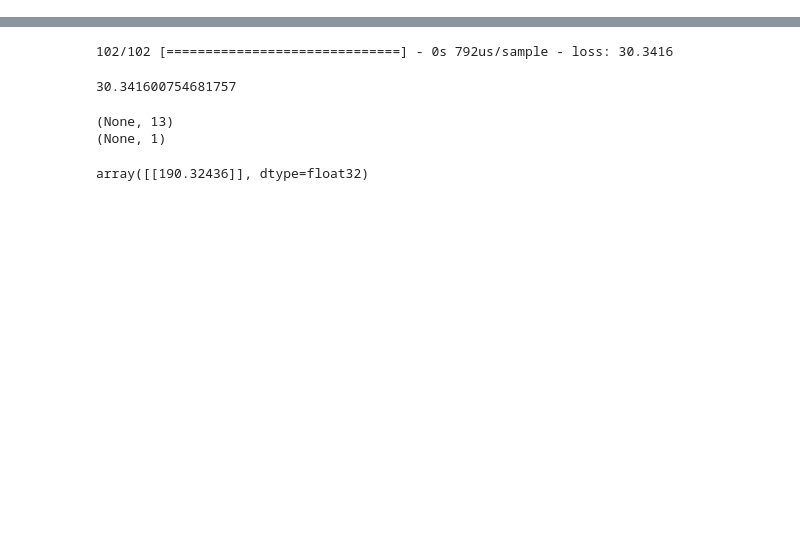
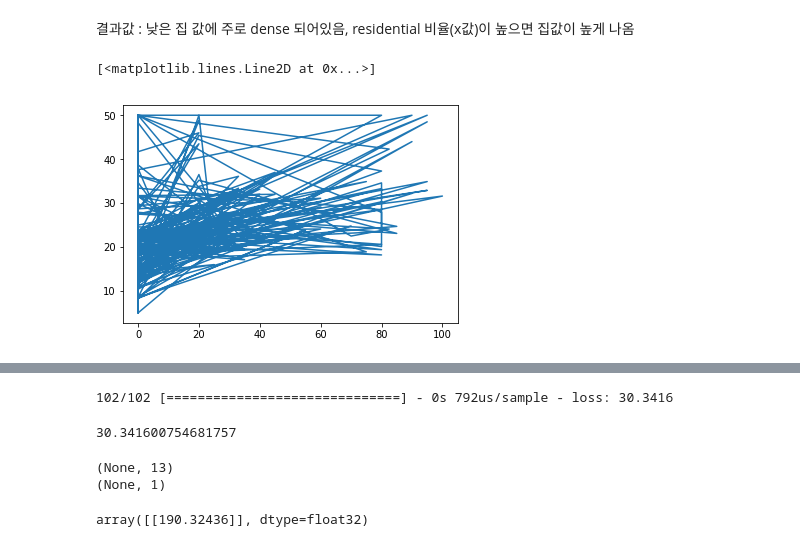
Before and after one commit to HeewonAhn/class2019Spring, a Jupyter notebook: boston_housing-checkpoint.ipynb, the cells around one changed output, grey strips where cells are left out. Cells and saved outputs as stored; diff of their text form; code cells hidden in the pictures; blank space fills up the shorter version.

```diff
--- a/boston_housing-checkpoint.ipynb
+++ b/boston_housing-checkpoint.ipynb
@@ -17,0 +80,7 @@ tensorflow.keras.datasets.boston_housing.load_data(path='boston_housing.npz')
+# %% [markdown]
+결과값 : 낮은 집 값에 주로 dense 되어있음, residential 비율(x값)이 높으면 집값이 높게 나옴
+# %%
+plt.plot(x_train[:,1], y_train)
+# %% [output]
+[<matplotlib.lines.Line2D at 0x...>]
+[figure, added]
```
Also changed, not shown: parts of 46 cells of this notebook.
